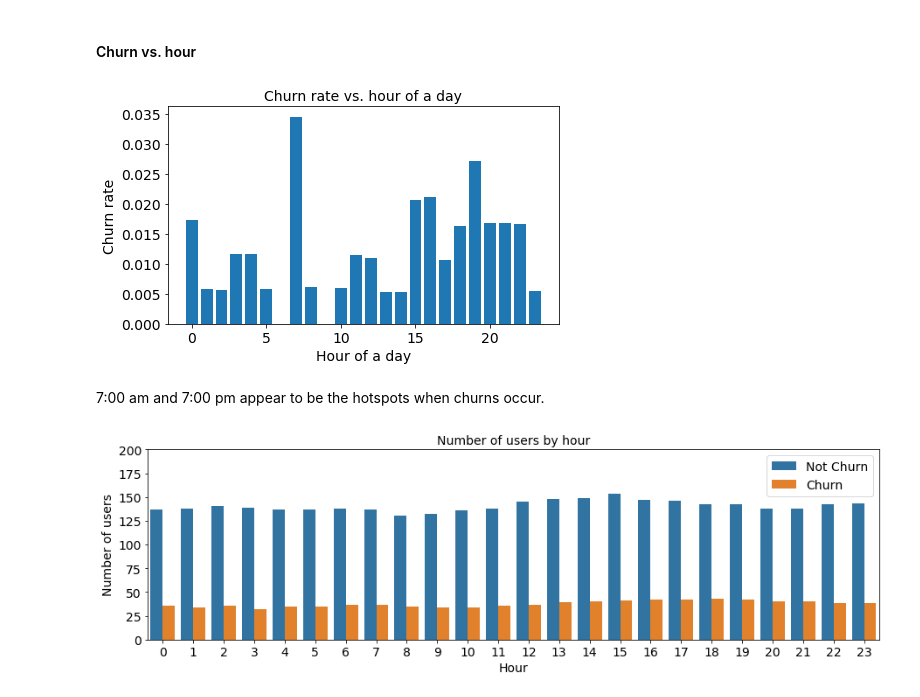
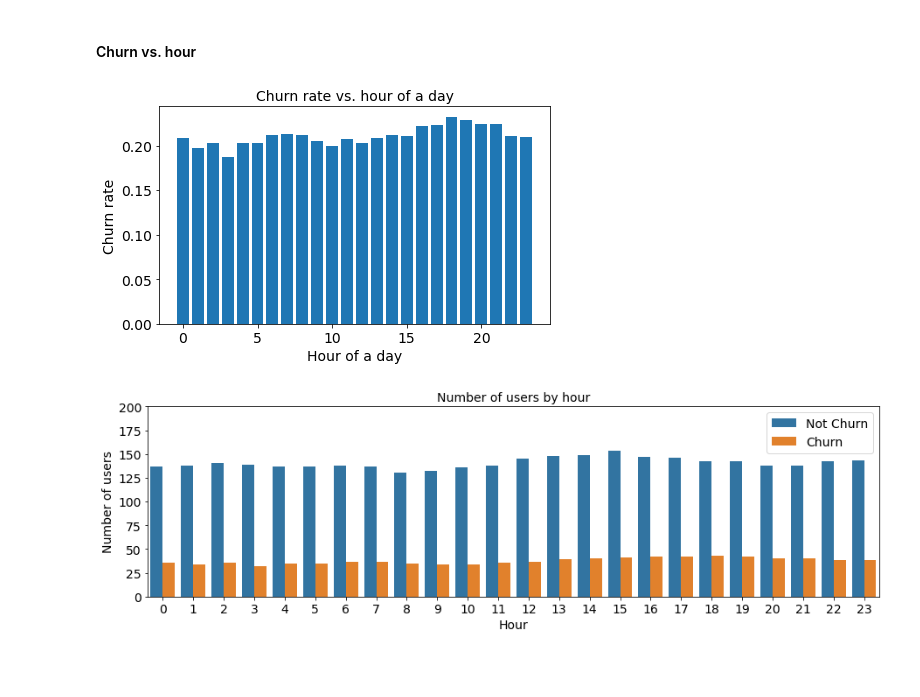
Before and after one commit to angang-li/sparkify, a Jupyter notebook: Sparkify.ipynb, the cells around one changed output. Saved outputs shown, nothing was run; the diff lists cells and outputs as text; code cells hidden in the pictures; blank space fills up the shorter version.

```diff
--- a/Sparkify.ipynb
+++ b/Sparkify.ipynb
@@ -425,28 +427,22 @@ df_sub.createOrReplaceTempView("df_sub_table")
 #### Churn vs. hour
 # %%
 # Calculate hourly counts
-hourly = spark.sql(
-    '''
-    SELECT hour, SUM(churned) num_churns, COUNT(DISTINCT userId) num_users
-    FROM df_sub_table
-    GROUP BY hour
-    ORDER BY hour
-    '''
-)
+hourly = df_sub.select(['userId', 'hour', 'churnUser'])\
+    .dropDuplicates()\
+    .groupBy('hour')\
+    .agg(count('userId').alias('num_users'), Fsum('churnUser').alias('num_churns'))
 hourly_df = hourly.toPandas()
 
 # Visualize hourly patterns
 plt.figure(figsize=(7,4))
 plt.bar(hourly_df['hour'], hourly_df['num_churns']/hourly_df['num_users'])
 plt.xticks(fontsize=14)
 plt.yticks(fontsize=14)
 plt.xlabel("Hour of a day", fontsize=14)
 plt.ylabel("Churn rate", fontsize=14)
 plt.title("Churn rate vs. hour of a day", fontsize=14);
 # %% [output]
-[figure, old version]
+[figure, new version]
-# %% [markdown]
-7:00 am and 7:00 pm appear to be the hotspots when churns occur.
 # %%
 # Visualize the number of users by hour
 func_churn_label = udf(lambda x: 'Churn' if x == 1 else 'Not Churn')
```
Also changed, not shown: parts of 11 cells of this notebook.
